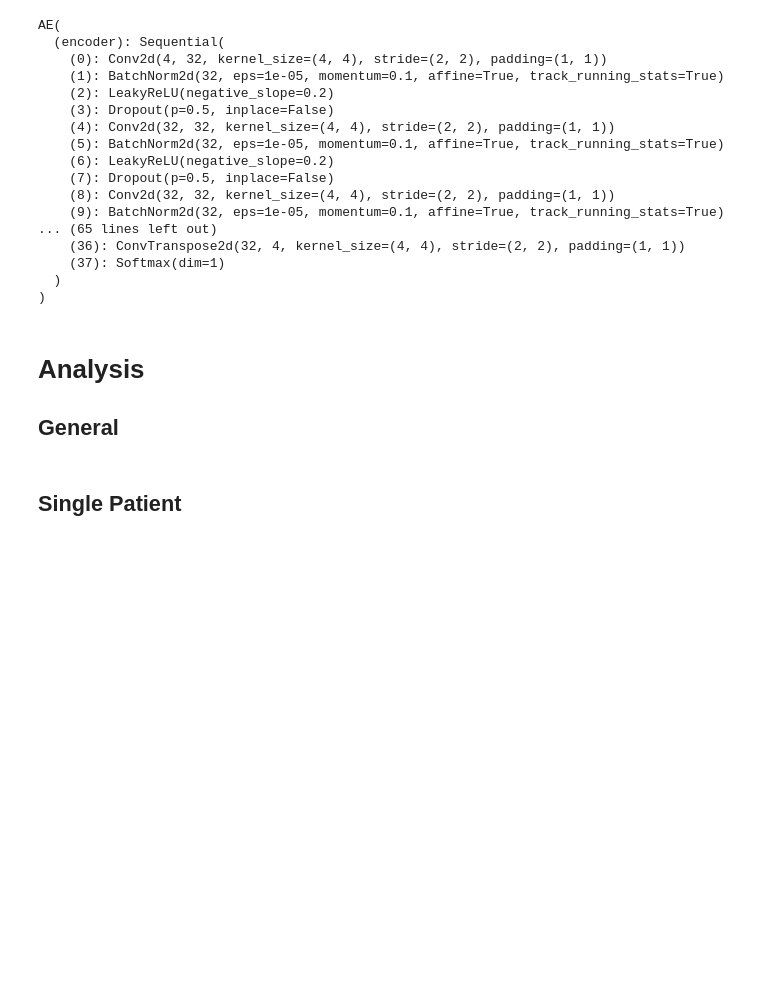
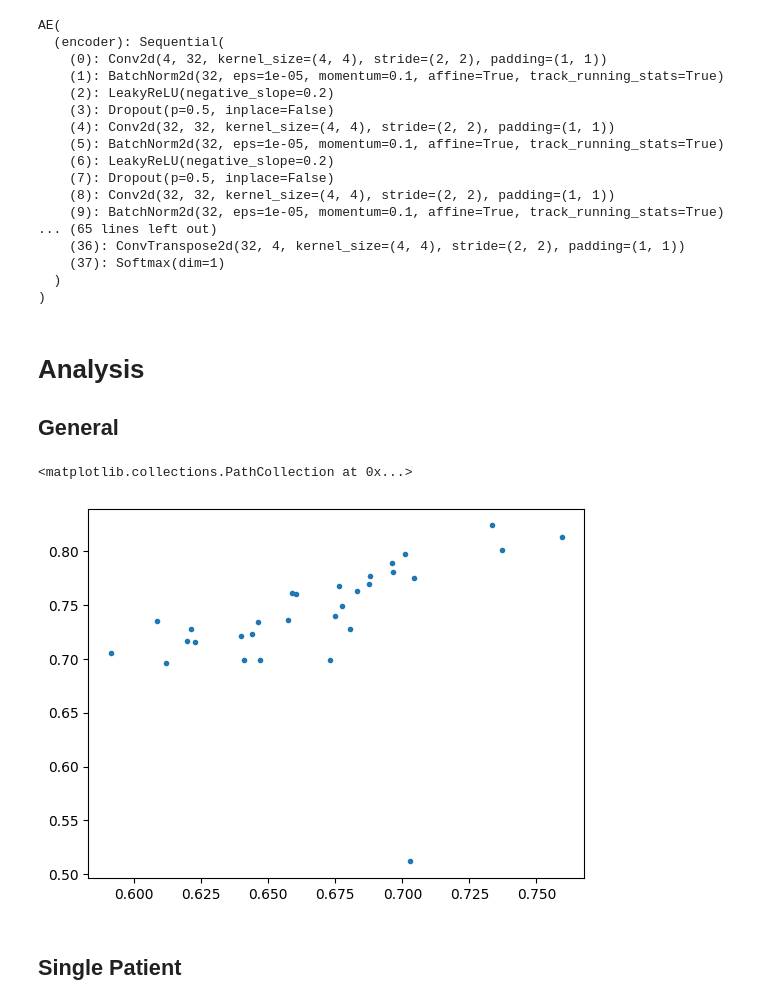
Before and after one commit to Zachari-THIRY/quality_control_CMR, a Jupyter notebook: Liver.ipynb, the cells around one changed output. Cells and saved outputs as stored; diff of their text form; code cells hidden in the pictures; blank space fills up the shorter version.

```diff
--- a/Liver.ipynb
+++ b/Liver.ipynb
@@ -292,3 +334,12 @@ np.save(os.path.join("data/liver/postprocessed/", "results"), results)
+# %%
+from utils import compute_results
+import matplotlib.pyplot as plt
+
+X,Y = compute_results(data_path='data/liver/')
+plt.scatter(X,Y, marker='.')
+# %% [output]
+<matplotlib.collections.PathCollection at 0x...>
+[figure, added]
 # %% [markdown]
 ## Single Patient
 # %%
```
Also changed, not shown: parts of 4 cells of this notebook.
